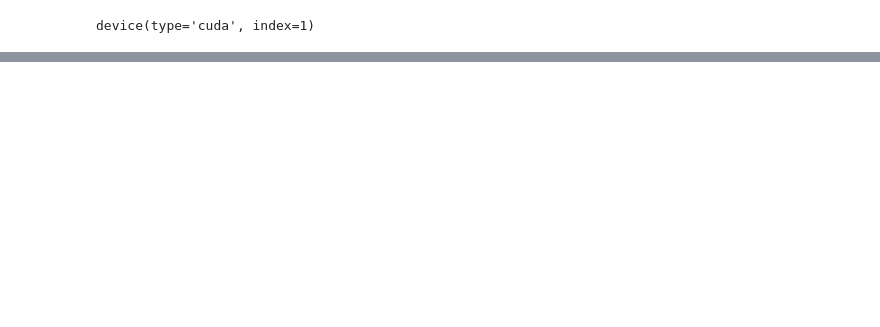
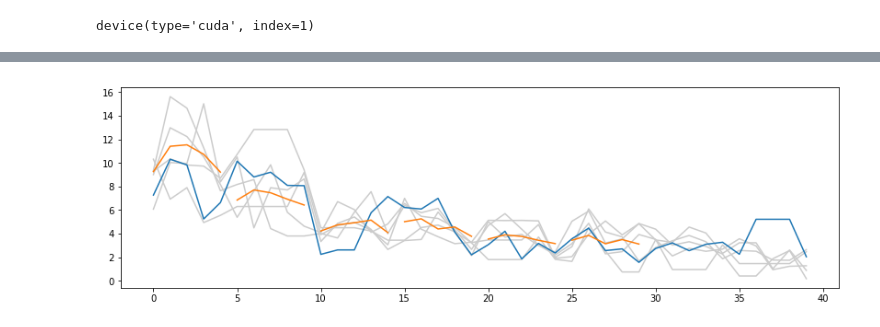
Before and after one commit to ulzee/traffic, a Jupyter notebook: Linear.ipynb, the cells around one changed output, grey strips where cells are left out. Drawn from its saved outputs; the diff is of its cells as text; code cells hidden in the pictures; blank space fills up the shorter version.

```diff
--- a/Linear.ipynb
+++ b/Linear.ipynb
@@ -43,7 +45,7 @@ criterion, opt, sch = model.params(lr=0.0001)
 # %%
 def evaluate():
     eval_losses = []
-    for bii in tqdm(range(evalset.size())):
+    for bii in range(evalset.size()):
         model.eval()
 
         Xs, Ys = evalset.next()
@@ -81,7 +83,8 @@ for eii  in range(EPS):
             bii+1, dset.size(),
             loss.item()
         ))
+    sys.stdout.write('\n')
     evaluate()
-    torch.save(model, 'checkpoints/linear_e%d.pth' % (eii+1))
+    torch.save(model.state_dict(), 'checkpoints/linear_e%d.pth' % (eii+1))
     sys.stdout.flush()
 # %% [output]
@@ -88,0 +124,20 @@ ValueError: too many values to unpack (expected 2)
+# %%
+preds = []
+for bi in range(10, sample.shape[1]):
+    Xs, Ys = np.array([sample[:5, bi-10:bi]]), np.array([sample[5, bi-10:bi]])
+    Xs, Ys = model.format_batch(Xs, Ys, gpu=device)
+    Yguess = model(Xs)
+    ys = Yguess.detach().squeeze().cpu().numpy()
+    ys = np.flip(ys).copy()
+    preds.append(ys)
+# %%
+plt.figure(figsize=(14, 4))
+for hi in range(1, 6):
+    plt.plot(sample[-hi-1, :], color='#CCCCCC')
+plt.plot(sample[-1, :], color='C0')
+for bi in range(10, sample.shape[1], 5):
+#     plt.plot(range(bi-10, bi), preds[bi-10], color='C1')
+    plt.plot(range(bi-10, bi-5), preds[bi-10][:5], color='C1')
+plt.show(); plt.close()
+# %% [output]
+[figure, added]
```
Also changed, not shown: parts of 5 cells of this notebook, 4 other files.
